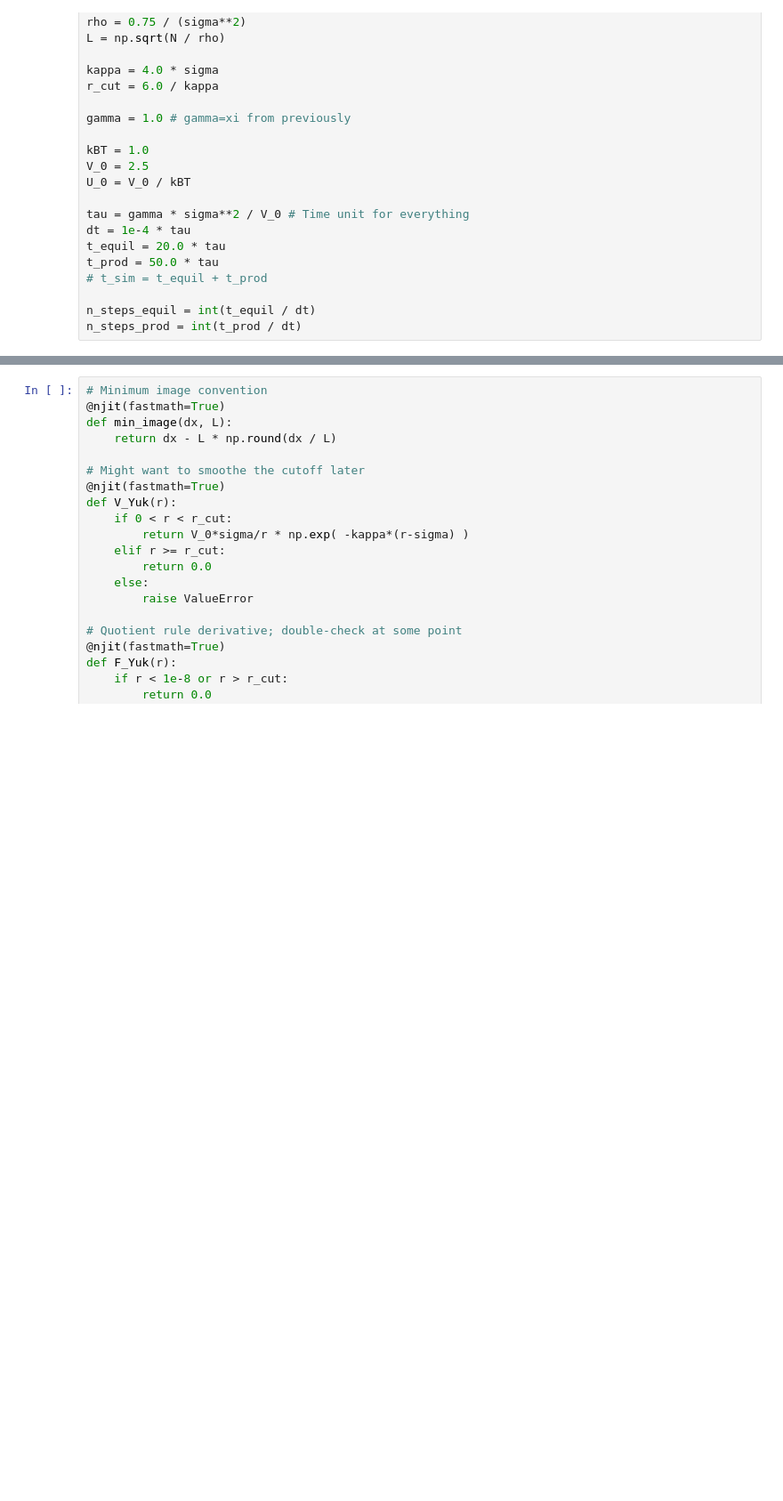
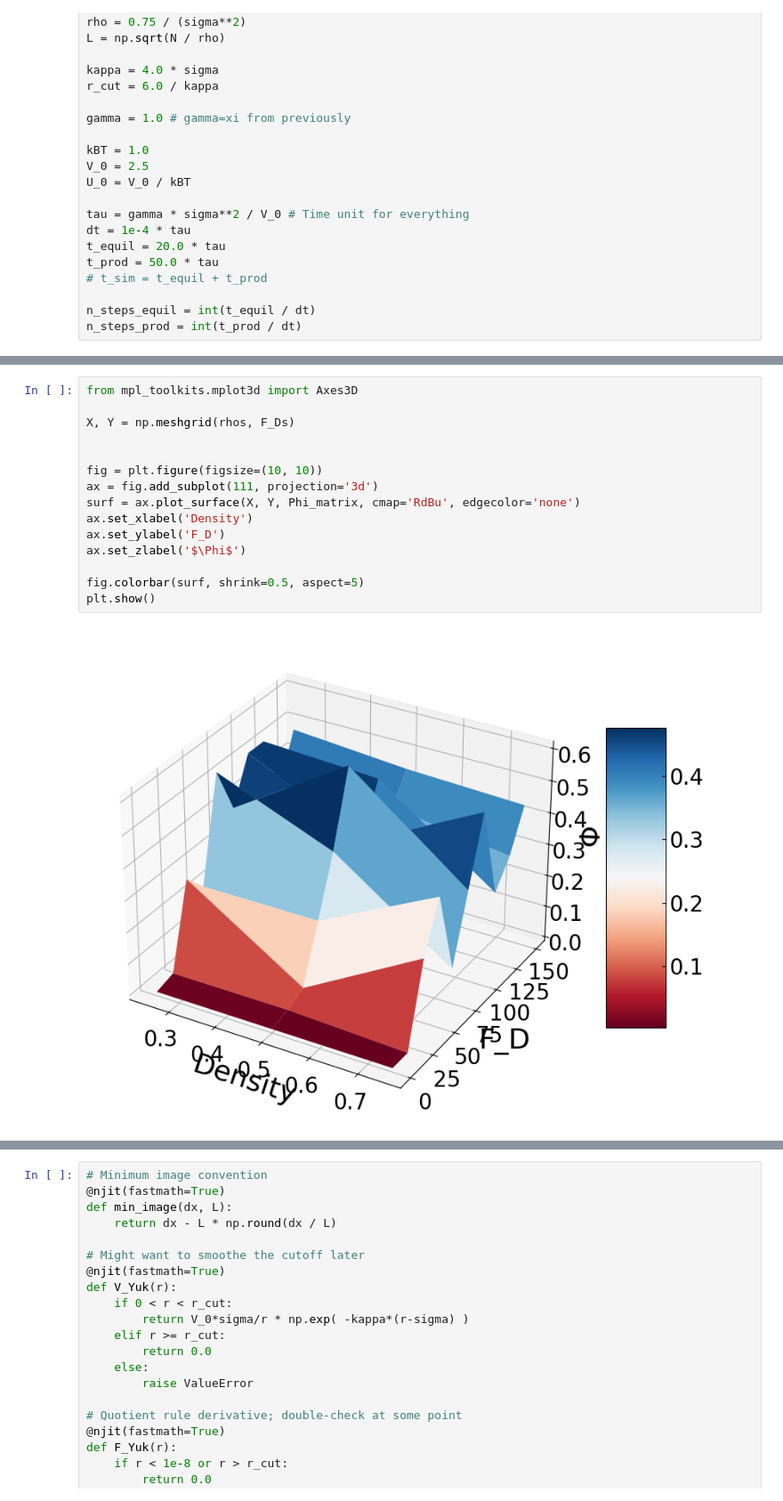
Before and after one commit to prakhosha/Lane-Formation, a Jupyter notebook: Task4/task4_c.ipynb, the cells around one changed output, grey strips where cells are left out. Shown at 89% size. Saved outputs shown, nothing was run; the diff lists cells and outputs as text; blank space fills up the shorter version.

```diff
--- a/Task4/task4_c.ipynb
+++ b/Task4/task4_c.ipynb
@@ -980,3 +1001,20 @@ plt.grid()
+# %%
+from mpl_toolkits.mplot3d import Axes3D
+
+X, Y = np.meshgrid(rhos, F_Ds)
+
+
+fig = plt.figure(figsize=(10, 10))
+ax = fig.add_subplot(111, projection='3d')
+surf = ax.plot_surface(X, Y, Phi_matrix, cmap='RdBu', edgecolor='none')
+ax.set_xlabel('Density')
+ax.set_ylabel('F_D')
+ax.set_zlabel('$\Phi$')
+
+fig.colorbar(surf, shrink=0.5, aspect=5)
+plt.show()
+# %% [output]
+[figure, added]
 # %%
 # Simulation parameters
 N = 200
```
Also changed, not shown: parts of 12 cells of this notebook.
